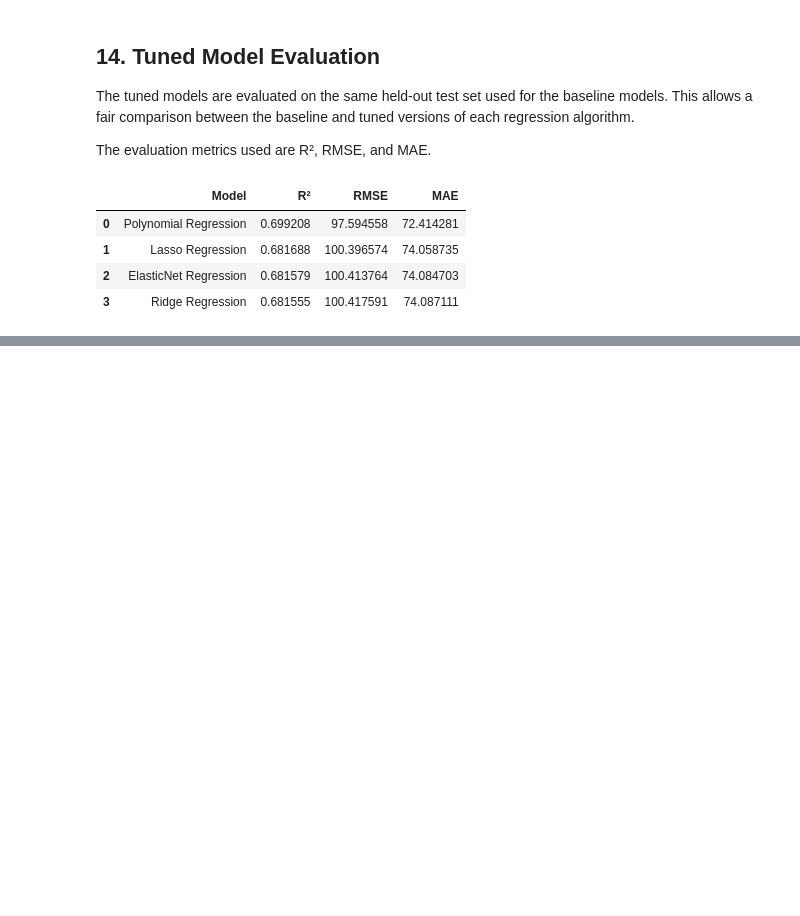
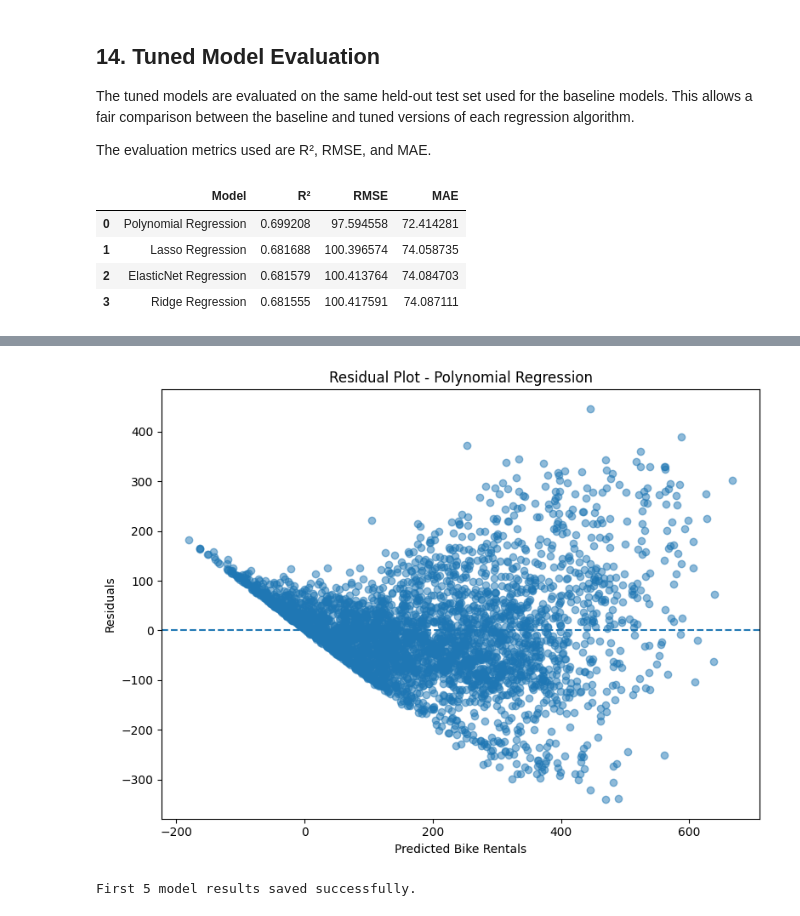
Before and after one commit to vaishnavit67/23cse301-ecommerce-ml-capstone, a Jupyter notebook: Notebooks/Regression.ipynb, the cells around one changed output, grey strips where cells are left out. Drawn from its saved outputs; the diff is of its cells as text; code cells hidden in the pictures; blank space fills up the shorter version.

```diff
--- a/Notebooks/Regression.ipynb
+++ b/Notebooks/Regression.ipynb
@@ -1218,0 +1389,36 @@ baseline_vs_tuned.sort_values(
+# %%
+# Residual plot
+
+plt.figure(figsize=(8, 6))
+
+plt.scatter(
+    final_predictions,
+    residuals,
+    alpha=0.5
+)
+
+plt.axhline(
+    y=0,
+    linestyle="--"
+)
+
+plt.xlabel("Predicted Bike Rentals")
+plt.ylabel("Residuals")
+plt.title(f"Residual Plot - {best_model_name}")
+
+plt.tight_layout()
+plt.show()
+# %% [output]
+[figure, added]
+# %%
+# Save the first 5 model results
+reg15_final_results = tuned_results_df.copy()
+reg15_final_cv = cv_results_df.copy()
+
+# Save them as CSV files
+reg15_final_results.to_csv("reg15_final_results.csv", index=False)
+reg15_final_cv.to_csv("reg15_final_cv.csv", index=False)
+
+print("First 5 model results saved successfully.")
+# %% [output]
+First 5 model results saved successfully.
```
Also changed, not shown: parts of 10 cells of this notebook, 2 other files.
